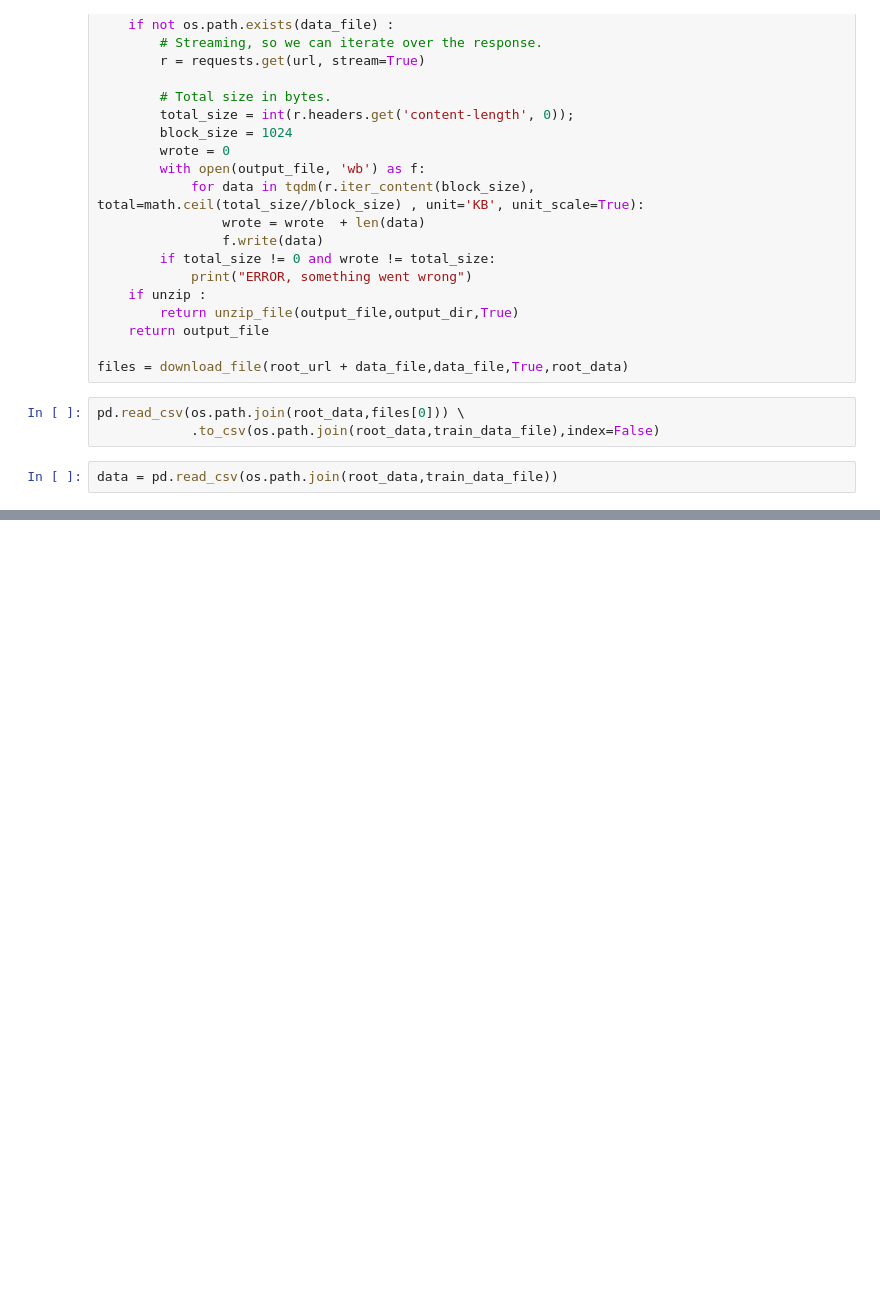
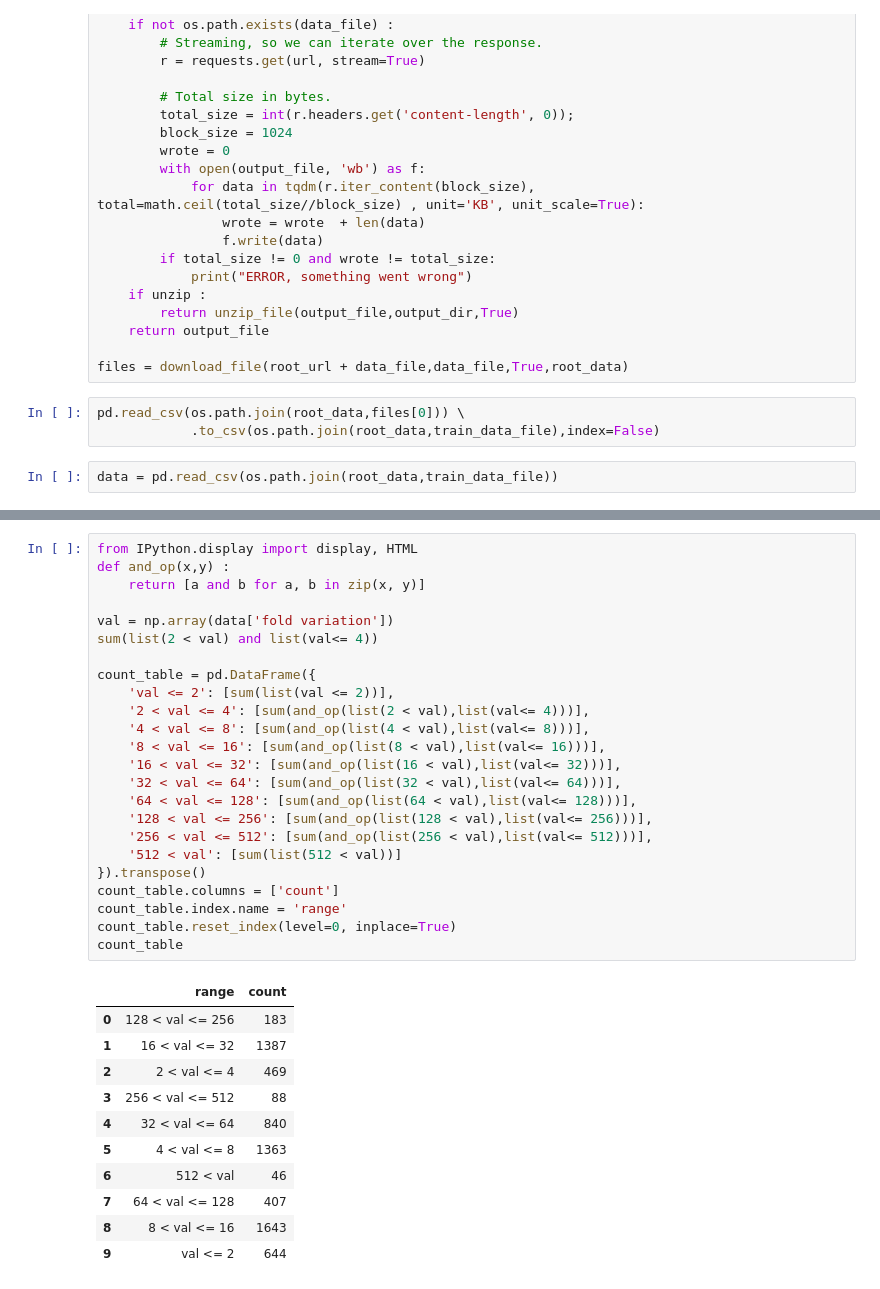
Before and after one commit to erfanMhi/kdnuggets-data-mining-course, a Jupyter notebook: Phase 4/Preprocessing.ipynb, the cells around one changed output, grey strips where cells are left out. Cells and saved outputs as stored; diff of their text form; blank space fills up the shorter version.

```diff
--- a/Phase 4/Preprocessing.ipynb
+++ b/Phase 4/Preprocessing.ipynb
@@ -68,0 +65,36 @@ Lowest fold diffrence is 0 and 476 rows have it
+# %%
+from IPython.display import display, HTML
+def and_op(x,y) :
+    return [a and b for a, b in zip(x, y)]
+
+val = np.array(data['fold variation'])
+sum(list(2 < val) and list(val<= 4))
+
+count_table = pd.DataFrame({
+    'val <= 2': [sum(list(val <= 2))],
+    '2 < val <= 4': [sum(and_op(list(2 < val),list(val<= 4)))],
+    '4 < val <= 8': [sum(and_op(list(4 < val),list(val<= 8)))],
+    '8 < val <= 16': [sum(and_op(list(8 < val),list(val<= 16)))],
+    '16 < val <= 32': [sum(and_op(list(16 < val),list(val<= 32)))],
+    '32 < val <= 64': [sum(and_op(list(32 < val),list(val<= 64)))],
+    '64 < val <= 128': [sum(and_op(list(64 < val),list(val<= 128)))],
+    '128 < val <= 256': [sum(and_op(list(128 < val),list(val<= 256)))],
+    '256 < val <= 512': [sum(and_op(list(256 < val),list(val<= 512)))],
+    '512 < val': [sum(list(512 < val))]
+}).transpose()
+count_table.columns = ['count']
+count_table.index.name = 'range'
+count_table.reset_index(level=0, inplace=True)
+count_table
+# %% [output]
+|  | range | count |
+| 0 | 128 < val <= 256 | 183 |
+| 1 | 16 < val <= 32 | 1387 |
+| 2 | 2 < val <= 4 | 469 |
+| 3 | 256 < val <= 512 | 88 |
+| 4 | 32 < val <= 64 | 840 |
+| 5 | 4 < val <= 8 | 1363 |
+| 6 | 512 < val | 46 |
+| 7 | 64 < val <= 128 | 407 |
+| 8 | 8 < val <= 16 | 1643 |
+| 9 | val <= 2 | 644 |
```
Also changed, not shown: parts of 9 cells of this notebook.
